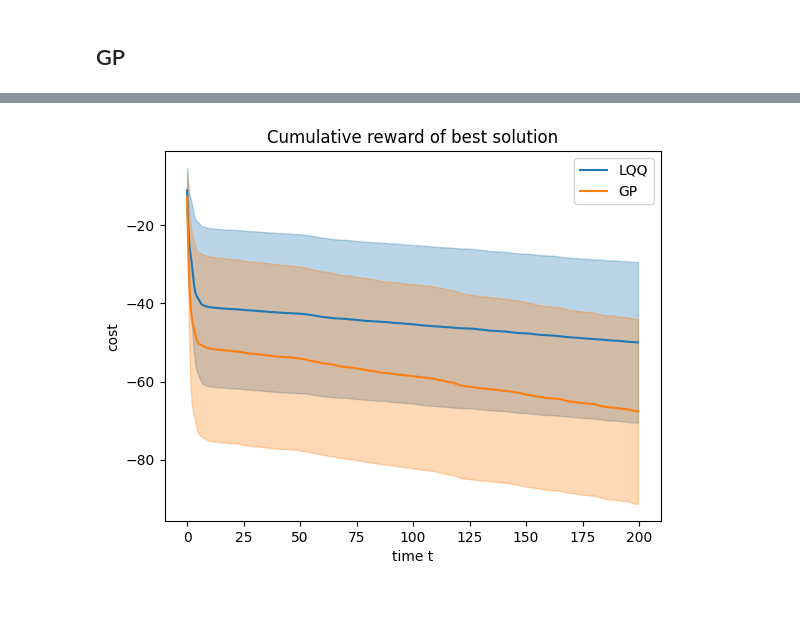
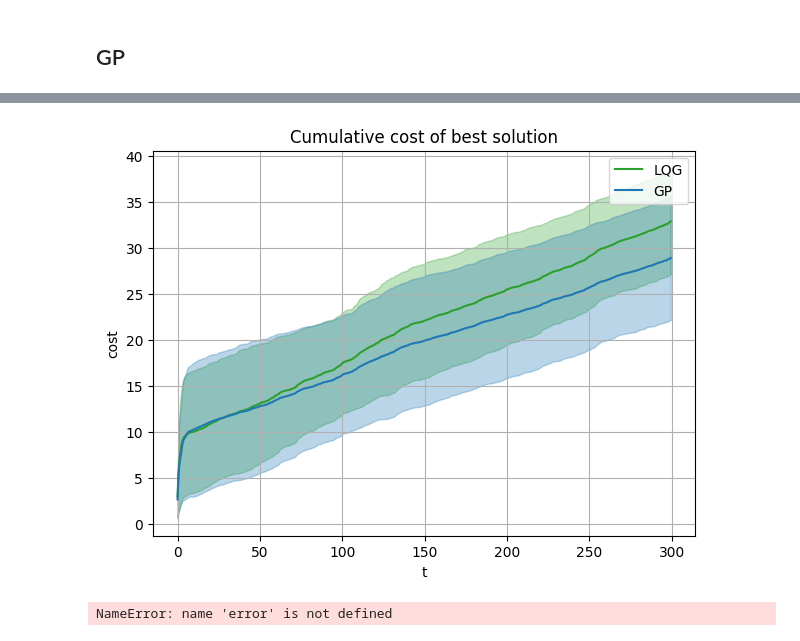
Before and after one commit to sdevries0/MultiTreeGP, a Jupyter notebook: first_pytrees.ipynb, the cells around one changed output, grey strips where cells are left out. Drawn from its saved outputs; the diff is of its cells as text; code cells hidden in the pictures; blank space fills up the shorter version.

```diff
--- a/first_pytrees.ipynb
+++ b/first_pytrees.ipynb
@@ -459,20 +562,38 @@ plt.show()
 # %%
-mean_rewards_lq = jnp.mean(rewards_lq*dt, axis=0)
-std_rewards_lq = jnp.std(rewards_lq*dt, axis=0)*dt
+fig = plt.figure(figsize=[7,5])
+ax = plt.subplot(111)
 
-plt.plot(ts, mean_rewards_lq, label=env_type, color=f'C0')
-plt.fill_between(ts, mean_rewards_lq-std_rewards_lq,  mean_rewards_lq+std_rewards_lq, color='C0', alpha=0.3)
+mean_rewards_lqg = jnp.mean(rewards_lqg*dt, axis=0)
+std_rewards_lqg = jnp.std(rewards_lqg*dt, axis=0)
+
+plt.plot(ts, mean_rewards_lqg, label='LQG', color=f'C2')
+plt.fill_between(ts, mean_rewards_lqg-std_rewards_lqg,  mean_rewards_lqg+std_rewards_lqg, color='C2', alpha=0.3)
 
 mean_rewards_gp = jnp.mean(rewards_gp*dt, axis=0)
-std_rewards_gp = jnp.std(rewards_gp*dt, axis=0)*dt
+std_rewards_gp = jnp.std(rewards_gp*dt, axis=0)
 
-plt.plot(ts, mean_rewards_gp, label=f'GP', alpha=1., color=f'C1')
-plt.fill_between(ts, mean_rewards_gp-std_rewards_gp,  mean_rewards_gp+std_rewards_gp, color='C1', alpha=0.3)
+plt.plot(ts, mean_rewards_gp, label=f'GP', alpha=1., color=f'C0')
+plt.fill_between(ts, mean_rewards_gp-std_rewards_gp,  mean_rewards_gp+std_rewards_gp, color='C0', alpha=0.3)
 
-plt.xlabel('time t')
+# mean_rewards_lqr = jnp.mean(rewards_lqr*dt, axis=0)
+# std_rewards_lqr = jnp.std(rewards_lqr*dt, axis=0)*dt
+
+# plt.plot(ts, mean_rewards_lqr, label='LQR', color=f'C2')
+# plt.fill_between(ts, mean_rewards_lqr-std_rewards_lqr,  mean_rewards_lqr+std_rewards_lqr, color='C2', alpha=0.3)
+
+plt.xlabel('t')
 plt.ylabel('cost')
-plt.title('Cumulative reward of best solution')
+plt.title('Cumulative cost of best solution')
 plt.legend()
+ax.grid()
 plt.show()
 # %% [output]
-[figure, old version]
+[figure, new version]
+# %%
+print(error)
+np.save('data_files/observable_1_env/best_fitnesses.npy',best_fitnesses)
+np.save('data_files/observable_1_env/rs_best_fitnesses.npy',rs_best_fitnesses)
+np.save('data_files/observable_1_env/best_solutions.npy',best_solutions)
+np.save('data_files/observable_1_env/lqg.npy',jnp.array(all_rewards_lqg))
+# %% [output]
+NameError: name 'error' is not defined
```
Also changed, not shown: parts of 18 cells of this notebook, 1 other file.
